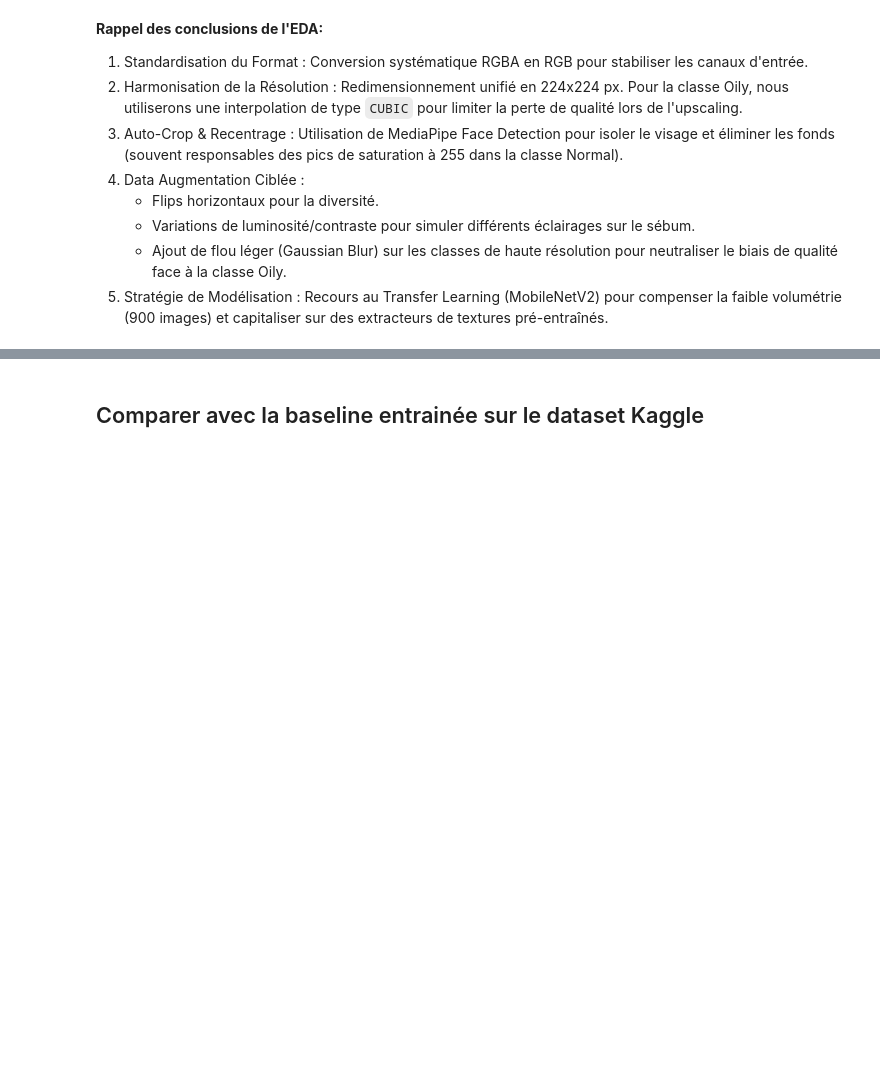
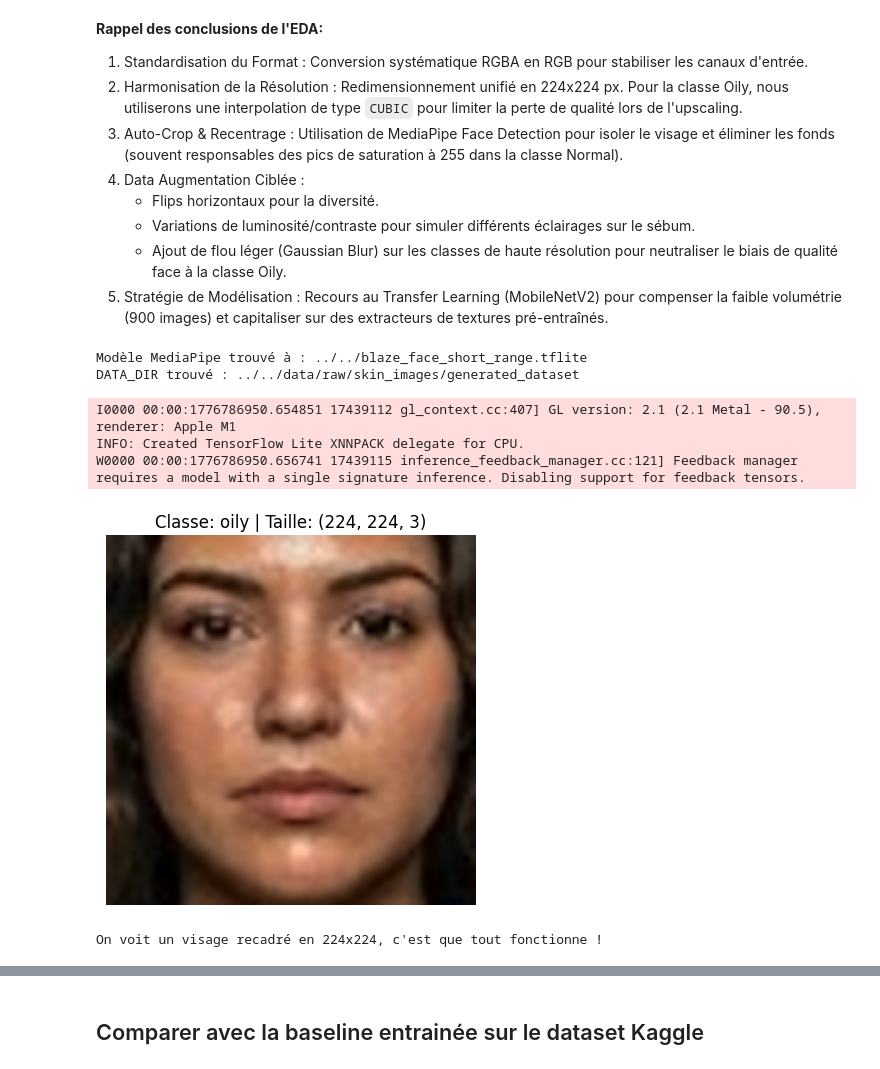
Before and after one commit to arnoldmfumu-crypto/GlowUpAi, a Jupyter notebook: notebooks/oily/oily_dry_new_preprocessing_training.ipynb, the cells around one changed output, grey strips where cells are left out. Drawn from its saved outputs; the diff is of its cells as text; code cells hidden in the pictures; blank space fills up the shorter version.

Commit message:
training of new model completed

```diff
--- a/notebooks/oily/oily_dry_new_preprocessing_training.ipynb
+++ b/notebooks/oily/oily_dry_new_preprocessing_training.ipynb
@@ -17,7 +17,8 @@ import torch.nn as nn
 import torch.optim as optim
 from torch.utils.data import DataLoader, Dataset
 from torchvision import models, transforms
-from PIL import Image, ImageFilter
+from PIL import Image as PILImage
+from PIL import ImageFilter
 import mediapipe as mp
 from mediapipe.tasks import python
 from mediapipe.tasks.python import vision
@@ -27,15 +28,26 @@ import os
 from pathlib import Path
 import matplotlib.pyplot as plt
 
-# Téléchargement du modèle de détection de visage
-if not os.path.exists('detector.task'):
-    print("Téléchargement du modèle MediaPipe...")
-    os.system('wget -q -O detector.task https://storage.googleapis.com/mediapipe-models/face_detector/blaze_face_short_range/float16/1/blaze_face_short_range.task')
-
 # Config de base
 DEVICE = torch.device("cuda" if torch.cuda.is_available() else "cpu")
 CLASSES = ['dry', 'normal', 'oily']
-DATA_DIR = Path("data/raw/skin_images/generated_dataset") #modifier
+class_names = CLASSES
+DATA_DIR = Path("../../data/raw/skin_images/generated_dataset")
+MODEL_PATH = "../../blaze_face_short_range.tflite"
+
+if os.path.exists(MODEL_PATH):
+    print(f"Modèle MediaPipe trouvé à : {MODEL_PATH}")
+else:
+    print(f"Erreur : le fichier {MODEL_PATH} est introuvable !")
+
+# Vérification du dossier DATA_DIR
+if DATA_DIR.exists():
+    print(f"DATA_DIR trouvé : {DATA_DIR}")
+else:
+    print(f"Attention : DATA_DIR non trouvé à {DATA_DIR.resolve()}")
+# %% [output]
+Modèle MediaPipe trouvé à : ../../blaze_face_short_range.tflite
+DATA_DIR trouvé : ../../data/raw/skin_images/generated_dataset
 # %%
 class SkinPreprocessing(Dataset):
     def __init__(self, file_list, labels, transform=None, augment=False):
@@ -45,7 +57,7 @@ class SkinPreprocessing(Dataset):
         self.augment = augment
 
         # Initialisation du détecteur MediaPipe
-        base_options = python.BaseOptions(model_asset_path='detector.task')
+        base_options = python.BaseOptions(model_asset_path='../../blaze_face_short_range.tflite')
         options = vision.FaceDetectorOptions(base_options=base_options)
         self.detector = vision.FaceDetector.create_from_options(options)
 
@@ -57,10 +69,11 @@ class SkinPreprocessing(Dataset):
         label = self.labels[idx]
 
         # Étape 1 : Conversion RGB (Point 1 EDA)
-        img_pil = Image.open(img_path).convert("RGB")
+        img_pil = PILImage.open(img_path).convert("RGB")
 
         # Étape 2 : Auto-Crop MediaPipe (Point 3 EDA)
-        mp_image = mp.Image.create_from_numpy(np.array(img_pil))
+        img_numpy = np.array(img_pil)
+        mp_image = mp.Image(image_format=mp.ImageFormat.SRGB, data=img_numpy)
         detection_result = self.detector.detect(mp_image)
 
         if detection_result.detections:
@@ -71,7 +84,7 @@ class SkinPreprocessing(Dataset):
                                     min(h, bbox.origin_y + bbox.height)))
 
         # Étape 3 : Resize BICUBIC (Point 2 EDA)
-        img_pil = img_pil.resize((224, 224), resample=Image.BICUBIC)
+        img_pil = img_pil.resize((224, 224), resample=PILImage.BICUBIC)
 
         # Étape 4 : Flou anti-biais sur Dry et Normal (Point 4 EDA)
         if self.augment and label in [0, 1]:
@@ -83,6 +96,34 @@ class SkinPreprocessing(Dataset):
             img_pil = self.transform(img_pil)
 
         return img_pil, label
+# %%
+# --- CELLULE DE TEST VISUEL ---
+
+# 1. On récupère une image de test (par exemple la première de la classe 'oily')
+test_files = list(DATA_DIR.glob("oily/*.png")) + list(DATA_DIR.glob("oily/*.jpg"))
+test_labels = [2] * len(test_files) # 2 est l'index pour 'oily'
+
+# 2. On crée une instance de test sans "transform" complexe pour voir l'image brute
+# On met augment=False pour ne pas avoir de flou aléatoire lors du test
+dataset_test = SkinPreprocessing(test_files, test_labels, transform=transforms.ToTensor(), augment=False)
+
+# 3. On récupère la première image traitée
+img_tensor, label = dataset_test[0] # Cela appelle __getitem__
+
+# 4. Affichage
+img_to_show = img_tensor.permute(1, 2, 0).numpy() # On remet les dimensions pour matplotlib (H, W, C)
+plt.imshow(img_to_show)
+plt.title(f"Classe: {CLASSES[label]} | Taille: {img_to_show.shape}")
+plt.axis('off')
+plt.show()
+
+print(f"On voit un visage recadré en 224x224, c'est que tout fonctionne !")
+# %% [output]
+I0000 00:00:1776786950.654851 17439112 gl_context.cc:407] GL version: 2.1 (2.1 Metal - 90.5), renderer: Apple M1
+INFO: Created TensorFlow Lite XNNPACK delegate for CPU.
+W0000 00:00:1776786950.656741 17439115 inference_feedback_manager.cc:121] Feedback manager requires a model with a single signature inference. Disabling support for feedback tensors.
+[figure, added]
+On voit un visage recadré en 224x224, c'est que tout fonctionne !
 # %%
 # Définition des augmentations (Géométrie et Couleur)
 train_transforms = transforms.Compose([
```
Also changed, not shown: parts of 9 cells of this notebook.
